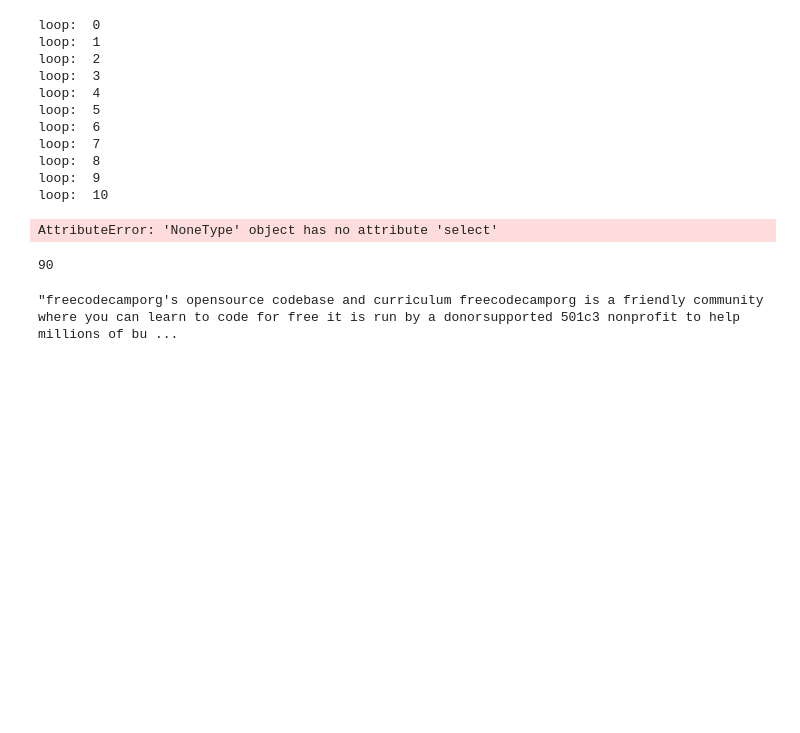
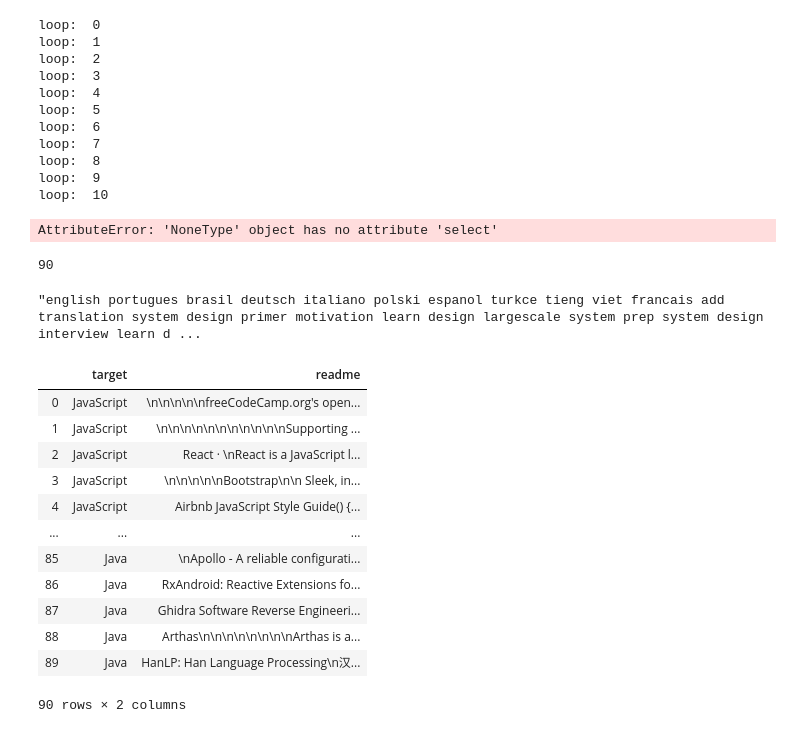
Before and after one commit to ScrapeLife/Scrapelife, a Jupyter notebook: acquisition_nb.ipynb, the cells around one changed output. Saved outputs shown, nothing was run; the diff lists cells and outputs as text; code cells hidden in the pictures; blank space fills up the shorter version.

Commit message:
cleaned readmes

```diff
--- a/acquisition_nb.ipynb
+++ b/acquisition_nb.ipynb
@@ -83,8 +83,24 @@ readmes['readme'] = readme
 #readmes.to_csv('ugly_data.csv')
 # %%
 readmes = pd.read_csv('ugly_data.csv', index_col=0)
-readmes['clean'] = readmes.readme.apply(prep.basic_clean)
+readmes['clean'] = prep.basic_clean(readmes[['readme']])
 # %%
-readmes.clean[0]
+readmes.clean[30]
 # %% [output]
-"freecodecamporg's opensource codebase and curriculum freecodecamporg is a friendly community where you can learn to code for free it is run by a donorsupported 501c3 nonprofit to help  millions of bu ...
+"english portugues brasil deutsch italiano polski espanol turkce tieng viet francais add translation system design primer motivation learn design largescale system prep system design interview learn d ...
+# %%
+readmes
+# %% [output]
+|  | target | readme |
+| 0 | JavaScript | \n\n\n\n\nfreeCodeCamp.org's open... |
+| 1 | JavaScript | \n\n\n\n\n\n\n\n\n\n\nSupporting ... |
+| 2 | JavaScript | React · \nReact is a JavaScript l... |
+| 3 | JavaScript | \n\n\n\n\nBootstrap\n\n Sleek, in... |
+| 4 | JavaScript | Airbnb JavaScript Style Guide() {... |
+| ... | ... | ... |
+| 85 | Java | \nApollo - A reliable configurati... |
+| 86 | Java | RxAndroid: Reactive Extensions fo... |
+| 87 | Java | Ghidra Software Reverse Engineeri... |
+| 88 | Java | Arthas\n\n\n\n\n\n\n\nArthas is a... |
+| 89 | Java | HanLP: Han Language Processing\n汉... |
+90 rows × 2 columns
```
